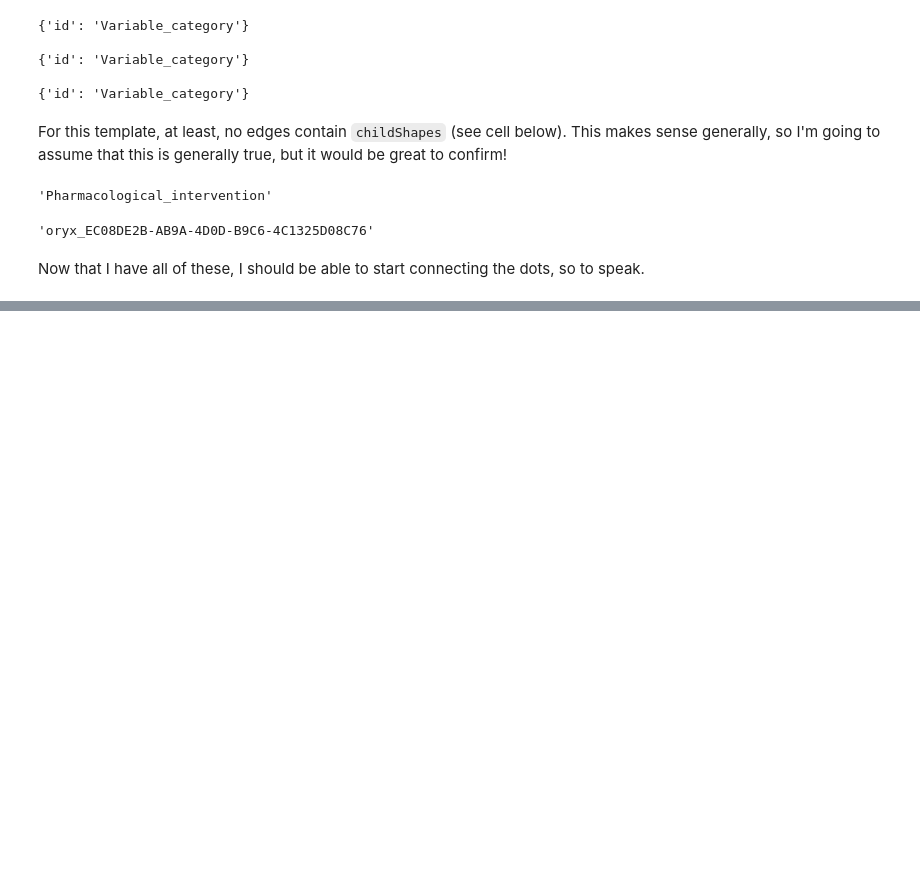
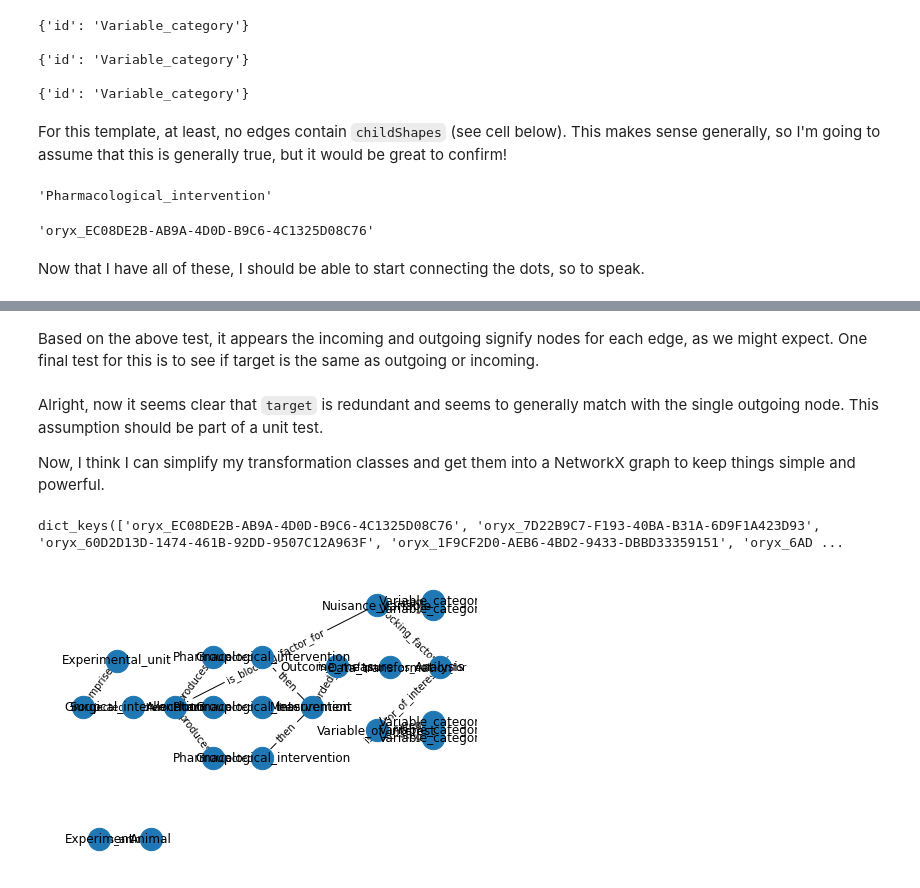
Before and after one commit to ki-preclinical-imaging-and-testing/nc3rs-eda, a Jupyter notebook: NC3Rs-EDA_Exploring-Template.ipynb, the cells around one changed output, grey strips where cells are left out. Drawn from its saved outputs; the diff is of its cells as text; code cells hidden in the pictures; blank space fills up the shorter version.

Commit message:
add NetworkX and test reproducing diagram with positions and labels

```diff
--- a/NC3Rs-EDA_Exploring-Template.ipynb
+++ b/NC3Rs-EDA_Exploring-Template.ipynb
@@ -527,0 +358,2 @@ position
+# %% [markdown]
+Based on the above test, it appears the incoming and outgoing signify nodes for each edge, as we might expect. One final test for this is to see if target is the same as outgoing or incoming.
@@ -527,0 +368,4 @@ position
+# %% [markdown]
+Alright, now it seems clear that `target` is redundant and seems to generally match with the single outgoing node. This assumption should be part of a unit test.
+
+Now, I think I can simplify my transformation classes and get them into a NetworkX graph to keep things simple and powerful.
@@ -527,0 +468,35 @@ position
+# %%
+g.nodes().keys()
+# %% [output]
+dict_keys(['oryx_EC08DE2B-AB9A-4D0D-B9C6-4C1325D08C76', 'oryx_7D22B9C7-F193-40BA-B31A-6D9F1A423D93', 'oryx_60D2D13D-1474-461B-92DD-9507C12A963F', 'oryx_1F9CF2D0-AEB6-4BD2-9433-DBBD33359151', 'oryx_6AD ...
+# %%
+import matplotlib.pyplot as plt
+import networkx as nx
+
+g.expand(10)
+
+G = nx.Graph()
+
+
+label = {'node': {},
+         'edge': {}}
+position = {}
+for _n in g.nodes():
+    _uid = g.node(_n).uid
+    G.add_node(_uid)
+    label['node'][_uid] = g.node(_n).label
+    position[_uid] = g.node(_n).pos
+
+for _e in g.edges():
+    _in = g.edge(_e).incoming
+    _out = g.edge(_e).outgoing
+    G.add_edge(_in,_out)
+    label['edge'][(_in,_out)] = g.edge(_e).type
+
+plt.figure()
+nx.draw(G, pos=position,labels=label['node'],node_size=500)
+nx.draw_networkx_edge_labels(G, position, edge_labels=label['edge'])
+plt.axis('off')
+plt.show()
+# %% [output]
+[figure, added]
```
Also changed, not shown: parts of 20 cells of this notebook.
